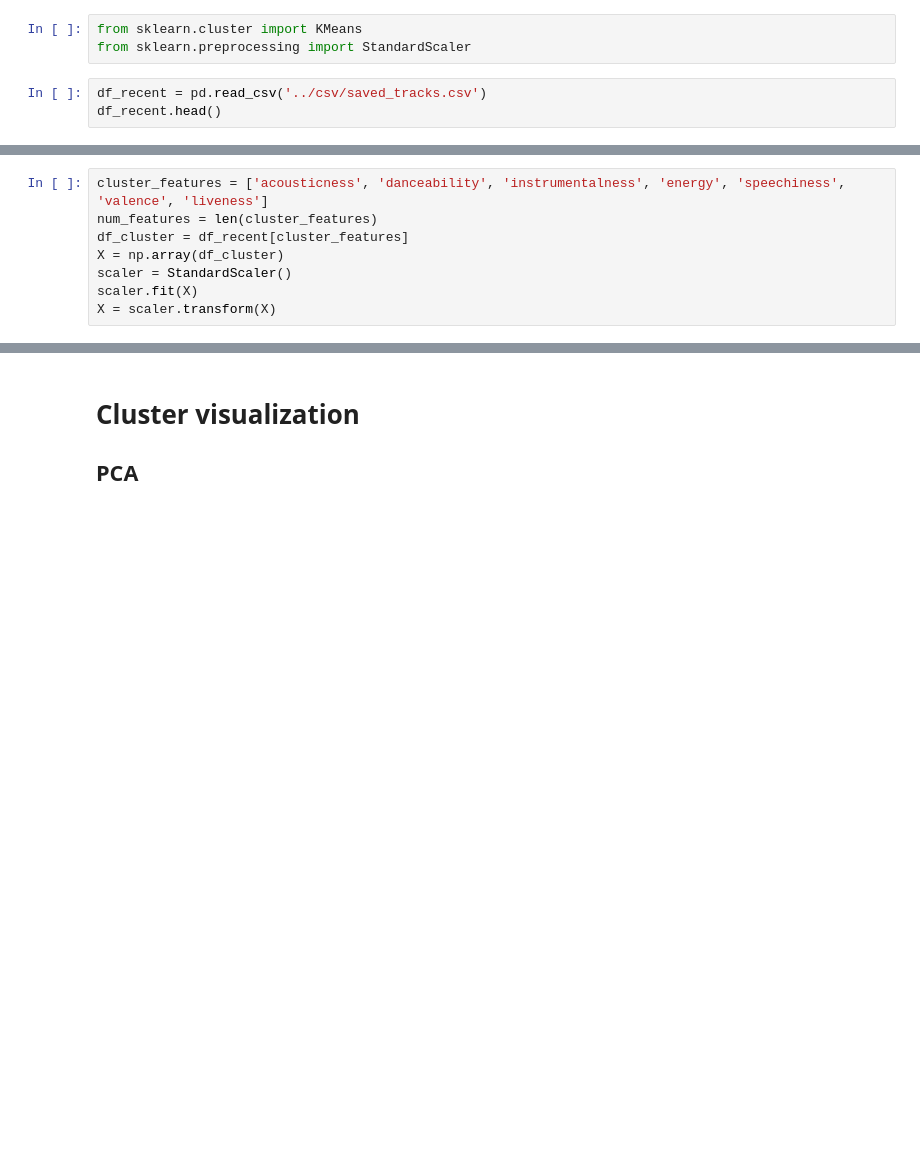
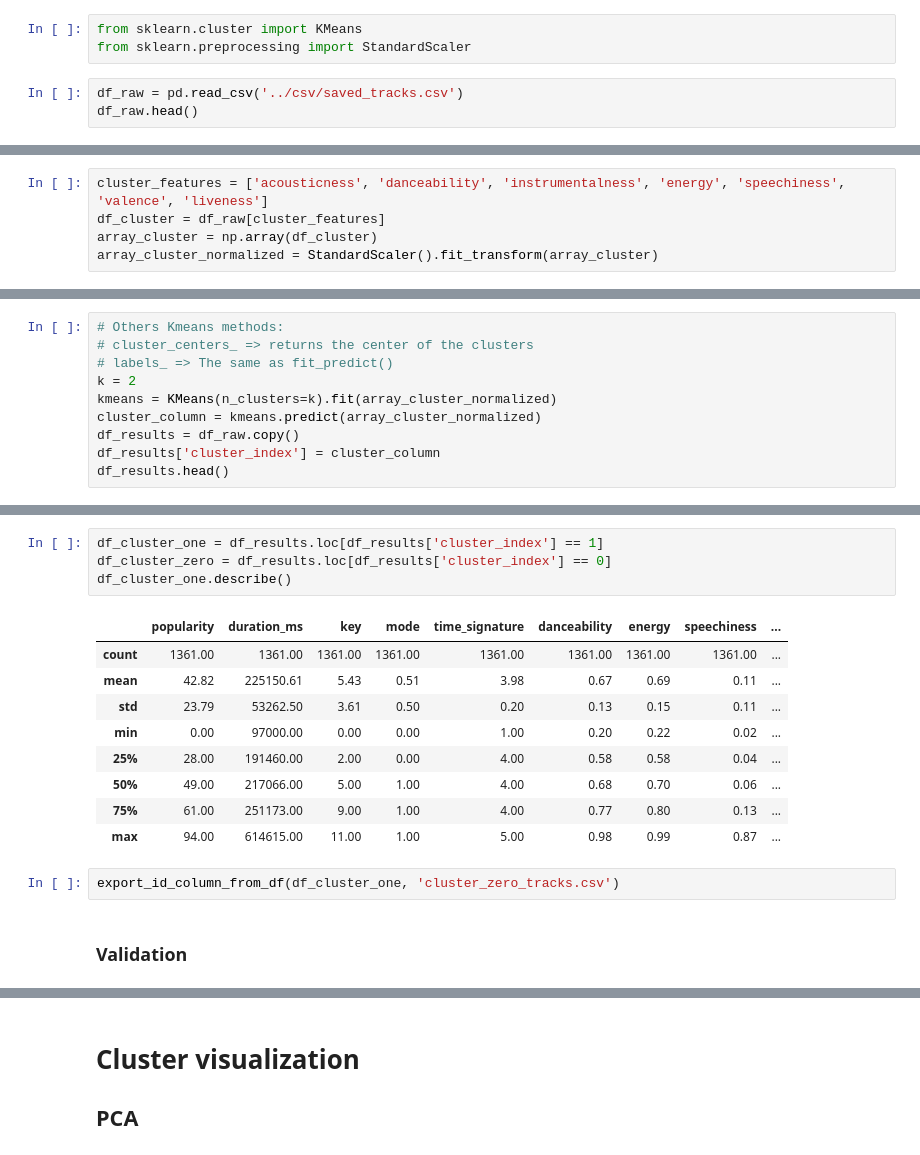
Before and after one commit to marcelodof/spotify-analysis, a Jupyter notebook: notebook/SpotifyExplorationNotebook.ipynb, the cells around one changed output, grey strips where cells are left out. Saved outputs shown, nothing was run; the diff lists cells and outputs as text; blank space fills up the shorter version.

```diff
--- a/notebook/SpotifyExplorationNotebook.ipynb
+++ b/notebook/SpotifyExplorationNotebook.ipynb
@@ -161,8 +146,8 @@ The KMeans algorithm clusters data by trying to separate samples in n groups of
 from sklearn.cluster import KMeans
 from sklearn.preprocessing import StandardScaler
 # %%
-df_recent = pd.read_csv('../csv/saved_tracks.csv')
-df_recent.head()
+df_raw = pd.read_csv('../csv/saved_tracks.csv')
+df_raw.head()
 # %% [output]
 |  | id | url | name | artist | album | explicit | popularity | duration_ms | key | mode | ... |
 | 0 | 1VtaojCYMam56z117O2wo9 | https://open.spotify.com/track/1V... | Loving Her | Katie Pruitt | Loving Her | False | 44 | 304013 | 10 | 1 | ... |
@@ -172,9 +157,6 @@ df_recent.head()
 | 4 | 1XEvp87jyYo3ynqHSMmEbc | https://open.spotify.com/track/1X... | Quick | Tank and The Bangas | Quick | False | 39 | 266649 | 1 | 0 | ... |
 # %%
 cluster_features = ['acousticness', 'danceability', 'instrumentalness', 'energy', 'speechiness', 'valence', 'liveness']
-num_features = len(cluster_features)
-df_cluster = df_recent[cluster_features]
-X = np.array(df_cluster)
-scaler = StandardScaler()
-scaler.fit(X)
-X = scaler.transform(X)
+df_cluster = df_raw[cluster_features]
+array_cluster = np.array(df_cluster)
+array_cluster_normalized = StandardScaler().fit_transform(array_cluster)
@@ -223,0 +163,10 @@ array([[-0.49249507,  0.24544705, -0.05770959,  0.50402364,  0.11038241,
+# %%
+# Others Kmeans methods:
+# cluster_centers_ => returns the center of the clusters
+# labels_ => The same as fit_predict()
+k = 2
+kmeans = KMeans(n_clusters=k).fit(array_cluster_normalized)
+cluster_column = kmeans.predict(array_cluster_normalized)
+df_results = df_raw.copy()
+df_results['cluster_index'] = cluster_column
+df_results.head()
@@ -223,0 +180,18 @@ array([[-0.49249507,  0.24544705, -0.05770959,  0.50402364,  0.11038241,
+# %%
+df_cluster_one = df_results.loc[df_results['cluster_index'] == 1]
+df_cluster_zero = df_results.loc[df_results['cluster_index'] == 0]
+df_cluster_one.describe()
+# %% [output]
+|  | popularity | duration_ms | key | mode | time_signature | danceability | energy | speechiness | ... |
+| count | 1361.00 | 1361.00 | 1361.00 | 1361.00 | 1361.00 | 1361.00 | 1361.00 | 1361.00 | ... |
+| mean | 42.82 | 225150.61 | 5.43 | 0.51 | 3.98 | 0.67 | 0.69 | 0.11 | ... |
+| std | 23.79 | 53262.50 | 3.61 | 0.50 | 0.20 | 0.13 | 0.15 | 0.11 | ... |
+| min | 0.00 | 97000.00 | 0.00 | 0.00 | 1.00 | 0.20 | 0.22 | 0.02 | ... |
+| 25% | 28.00 | 191460.00 | 2.00 | 0.00 | 4.00 | 0.58 | 0.58 | 0.04 | ... |
+| 50% | 49.00 | 217066.00 | 5.00 | 1.00 | 4.00 | 0.68 | 0.70 | 0.06 | ... |
+| 75% | 61.00 | 251173.00 | 9.00 | 1.00 | 4.00 | 0.77 | 0.80 | 0.13 | ... |
+| max | 94.00 | 614615.00 | 11.00 | 1.00 | 5.00 | 0.98 | 0.99 | 0.87 | ... |
+# %%
+export_id_column_from_df(df_cluster_one, 'cluster_zero_tracks.csv')
+# %% [markdown]
+### Validation
```
Also changed, not shown: parts of 9 cells of this notebook, 3 other files.
